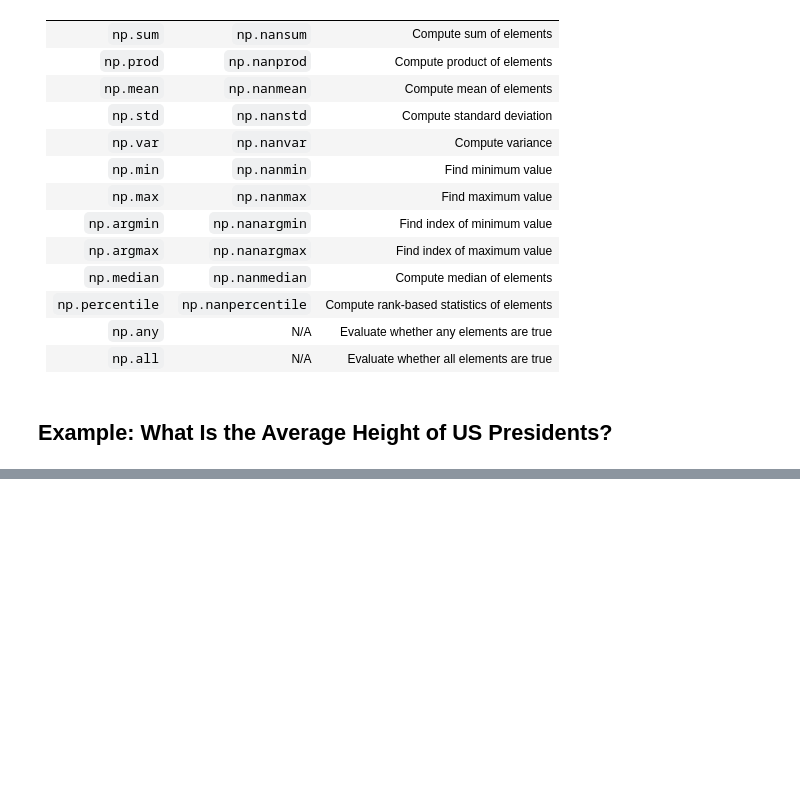
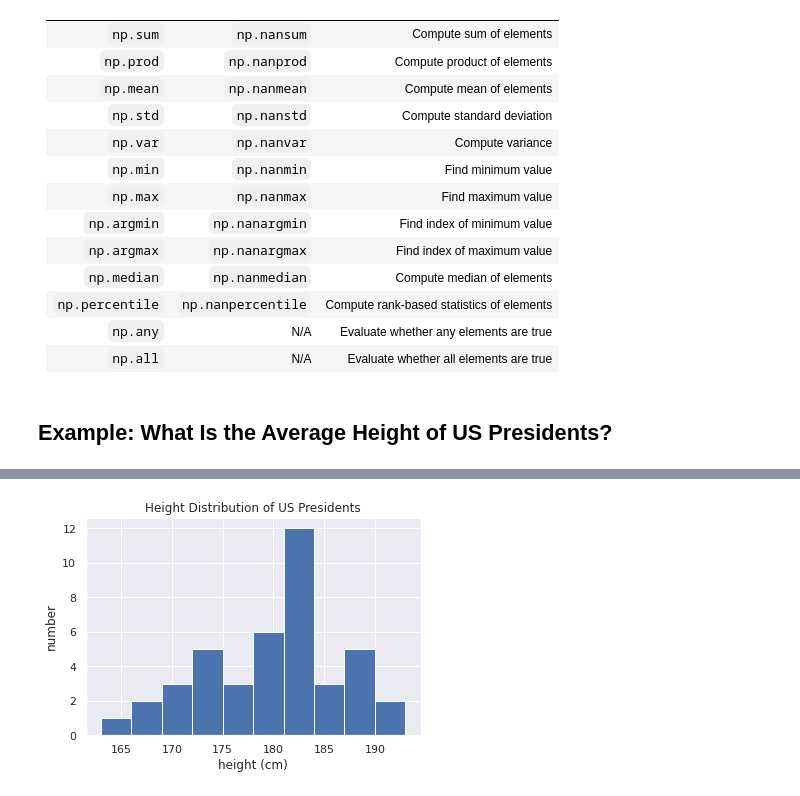
Before and after one commit to stefaniemeliss/Python_Data_Science, a Jupyter notebook: 01_Python_DS_NumPy.ipynb, the cells around one changed output, grey strips where cells are left out. Drawn from its saved outputs; the diff is of its cells as text; code cells hidden in the pictures; blank space fills up the shorter version.

```diff
--- a/01_Python_DS_NumPy.ipynb
+++ b/01_Python_DS_NumPy.ipynb
@@ -801,0 +814,6 @@ The following table provides a list of useful aggregation functions available in
+# %%
+# read in data using Pandas
+import pandas as pd
+data = pd.read_csv('/content/drive/MyDrive/Colab_Notebooks/president_heights.csv')
+heights = np.array(data['height(cm)'])
+print(heights)
@@ -801,0 +845,8 @@ The following table provides a list of useful aggregation functions available in
+# %%
+# create histogram plotting absolute frequencies
+plt.hist(heights)
+plt.title('Height Distribution of US Presidents')
+plt.xlabel('height (cm)')
+plt.ylabel('number');
+# %% [output]
+[figure, added]
```
Also changed, not shown: parts of 33 cells of this notebook.
